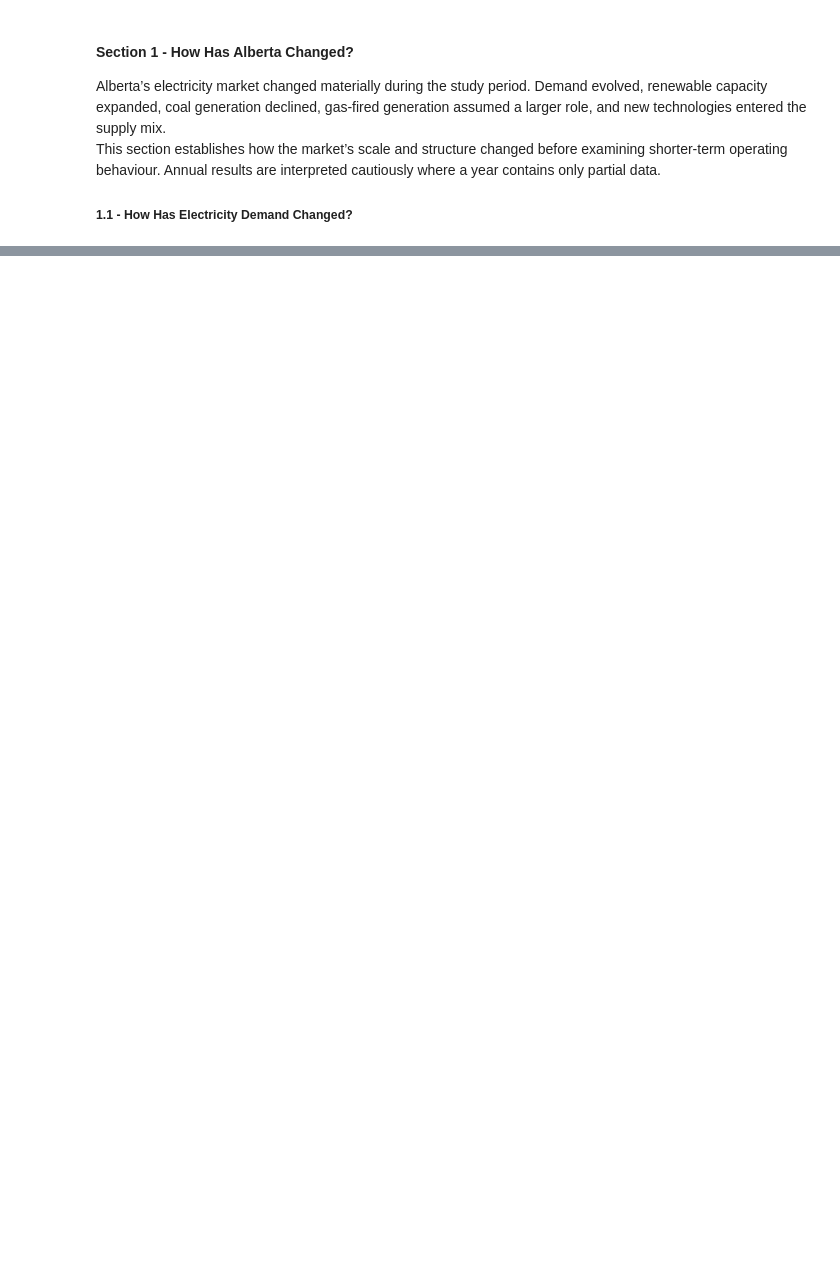
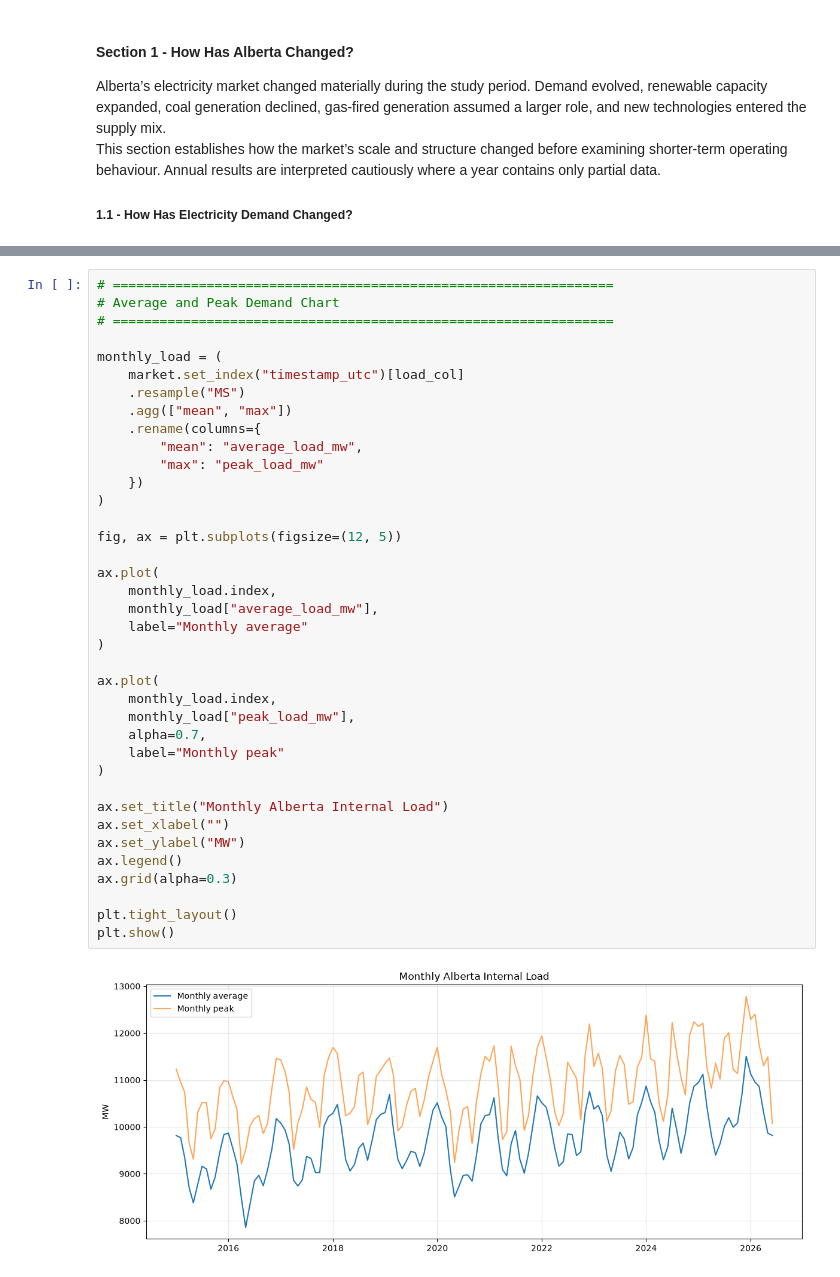
Before and after one commit to bhasein/alberta_power_markets_project, a Jupyter notebook: notebooks/01_Understanding_the_Alberta_Electricity_Market.ipynb, the cells around one changed output, grey strips where cells are left out. Cells and saved outputs as stored; diff of their text form; blank space fills up the shorter version.

```diff
--- a/notebooks/01_Understanding_the_Alberta_Electricity_Market.ipynb
+++ b/notebooks/01_Understanding_the_Alberta_Electricity_Market.ipynb
@@ -637 +675,41 @@ annual_load.round(2)
+# %%
+# ================================================================
+# Average and Peak Demand Chart
+# ================================================================
+
+monthly_load = (
+    market.set_index("timestamp_utc")[load_col]
+    .resample("MS")
+    .agg(["mean", "max"])
+    .rename(columns={
+        "mean": "average_load_mw",
+        "max": "peak_load_mw"
+    })
+)
+
+fig, ax = plt.subplots(figsize=(12, 5))
+
+ax.plot(
+    monthly_load.index,
+    monthly_load["average_load_mw"],
+    label="Monthly average"
+)
+
+ax.plot(
+    monthly_load.index,
+    monthly_load["peak_load_mw"],
+    alpha=0.7,
+    label="Monthly peak"
+)
+
+ax.set_title("Monthly Alberta Internal Load")
+ax.set_xlabel("")
+ax.set_ylabel("MW")
+ax.legend()
+ax.grid(alpha=0.3)
+
+plt.tight_layout()
+plt.show()
+# %% [output]
+[figure, added]
 # %% [markdown]
```
Also changed, not shown: parts of 52 cells of this notebook.
